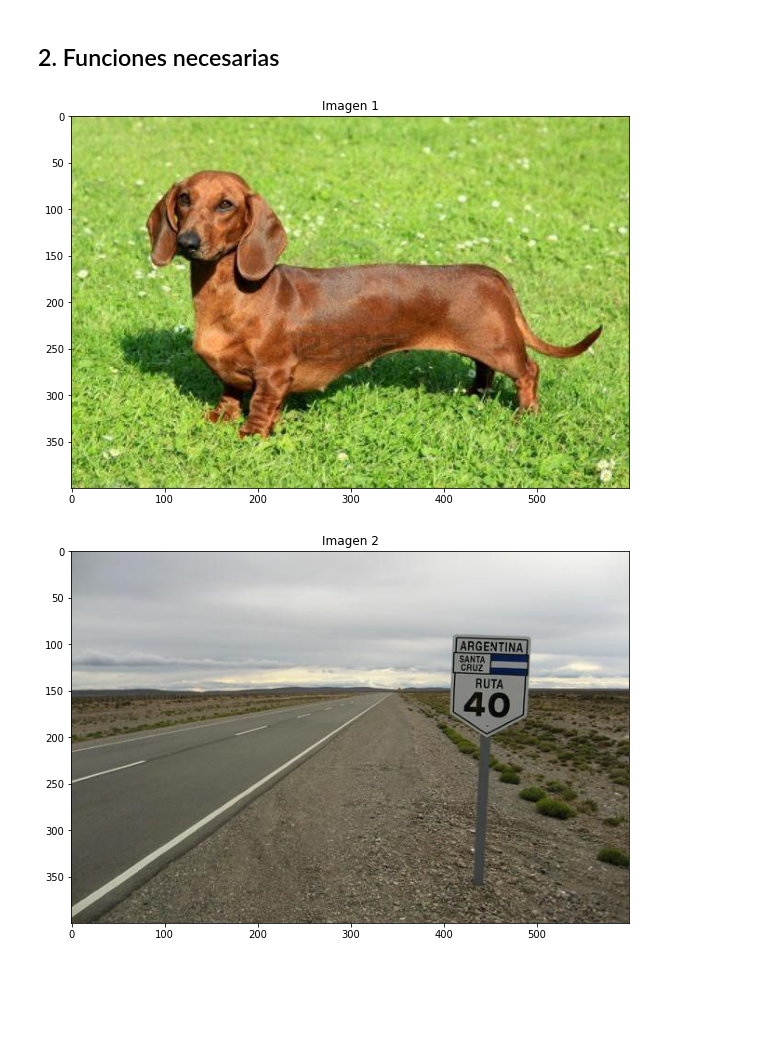
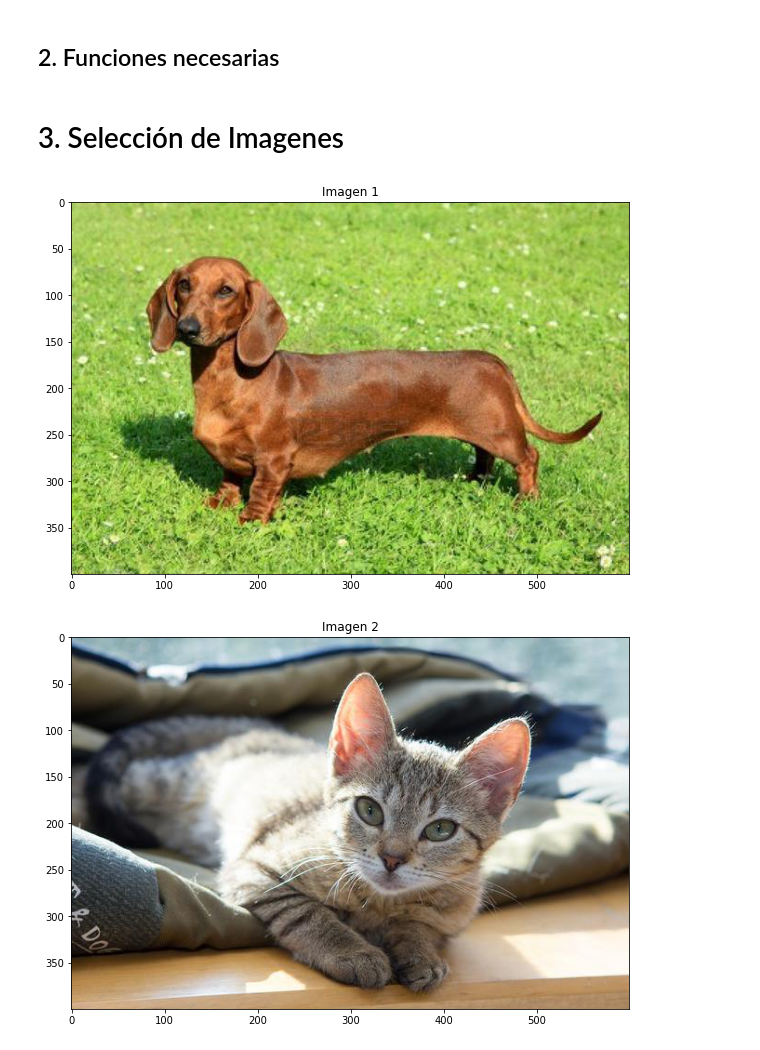
Before and after one commit to nicolassalomon96/procesamiento_imagenes_UNS, a Jupyter notebook: TP3/Aritmética_de_pixels.ipynb, the cells around one changed output. Drawn from its saved outputs; the diff is of its cells as text; code cells hidden in the pictures; blank space fills up the shorter version.

```diff
--- a/TP3/Aritmética_de_pixels.ipynb
+++ b/TP3/Aritmética_de_pixels.ipynb
@@ -24,15 +26,2 @@ import matplotlib.pyplot as plt
 # %% [markdown]
 ## 2. Funciones necesarias
-# %%
-#Función para descargar imagen
-def get_image(path):
-  image = io.imread(path)
-  image = image.astype(np.int)
-  return image
-
-#Función para mostrar una imagen RGB
-def print_image(image,title,figsize=(15,15)):
-  fig, ax = plt.subplots(figsize=figsize)
-  plt.imshow(image)
-  plt.title(title)
-  plt.show()
@@ -39,33 +318,35 @@ def print_image(image,title,figsize=(15,15)):
+# %% [markdown]
+# 3. Selección de Imagenes
 # %%
 #@title Seleccione la imagen a analizar: { run: "auto" }
 dog_url = 'https://pbs.twimg.com/media/BwURyszIYAEtRva.jpg'
 cat_url = 'https://cdn.shopify.com/s/files/1/0268/6861/files/cat-4373086_960_720_grande.jpg?v=1576688425'
 route_url = 'https://cdn1.eldia.com/122017/1514109535760.jpg'
 lake_url = 'https://s1.1zoom.me/prev/596/USA_Mountains_Lake_Forests_Sky_Lake_Dillon_Clouds_595131_600x400.jpg'
 
 Imagen1 = 'Perro' #@param ["Perro","Gato","Ruta","Lago"]
-Imagen2 = 'Ruta' #@param ["Perro","Gato","Ruta","Lago"]
+Imagen2 = 'Gato' #@param ["Perro","Gato","Ruta","Lago"]
 
 if Imagen1 =='Perro':
   image1 = get_image(dog_url)
 if Imagen1 =='Gato':
   image1 = get_image(cat_url)
 if Imagen1 =='Ruta':
   image1 = get_image(route_url)
 if Imagen1 =='Lago':
   image1 = get_image(lake_url)
 
 if Imagen2 =='Perro':
   image2 = get_image(dog_url)
 if Imagen2 =='Gato':
   image2 = get_image(cat_url)
 if Imagen2 =='Ruta':
   image2 = get_image(route_url)
 if Imagen2 =='Lago':
   image2 = get_image(lake_url)
 
 print_image(image1,'Imagen 1',figsize=(10,10))
 print_image(image2,'Imagen 2',figsize=(10,10))
 # %% [output]
 [figure]
-[figure, old version]
+[figure, new version]
```
Also changed, not shown: parts of 4 cells of this notebook.
